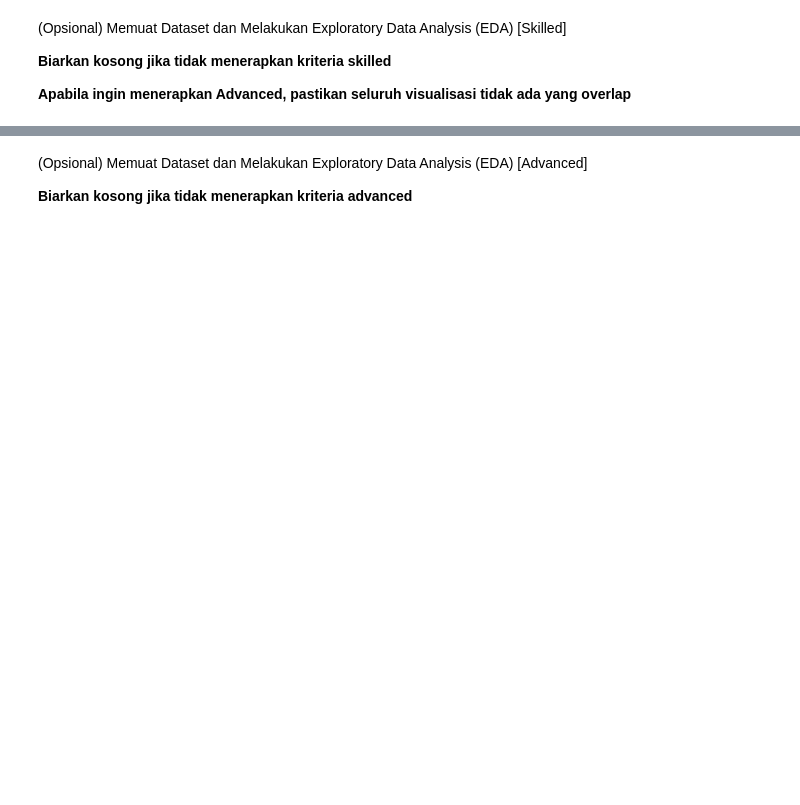
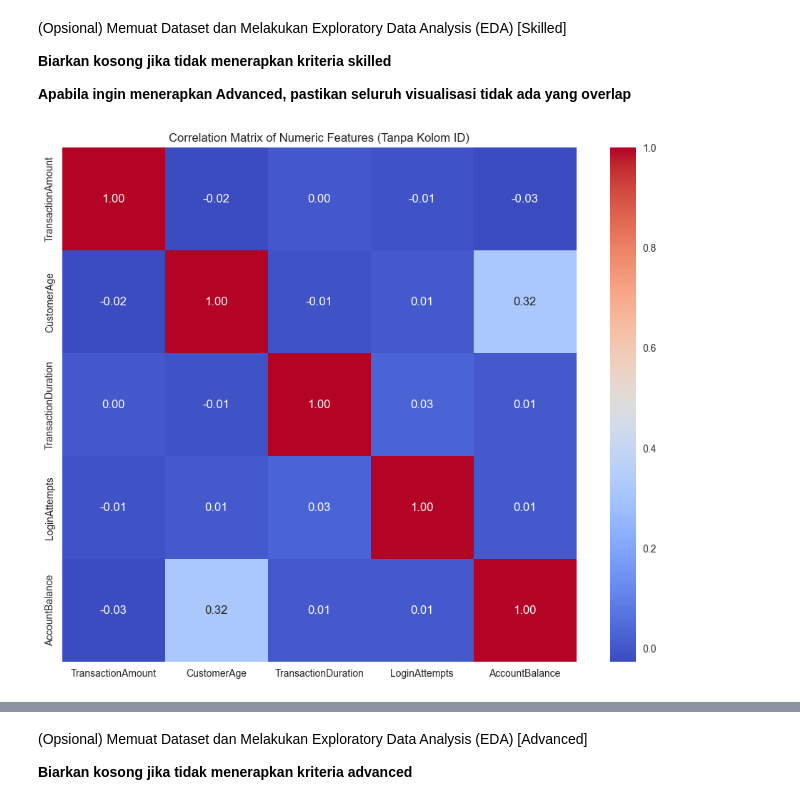
Before and after one commit to m8tyx/Proyek-ML, a Jupyter notebook: [Clustering]_Submission_Akhir_BMLP_Your_Name.ipynb, the cells around one changed output, grey strips where cells are left out. Drawn from its saved outputs; the diff is of its cells as text; code cells hidden in the pictures; blank space fills up the shorter version.

```diff
--- a/[Clustering]_Submission_Akhir_BMLP_Your_Name.ipynb
+++ b/[Clustering]_Submission_Akhir_BMLP_Your_Name.ipynb
@@ -69,2 +72,6 @@ Kriteria 1 akan diterima ketika Anda menggunakan fungsi yang diminta tanpa menam
+# %%
+# Load data
+url='https://docs.google.com/spreadsheets/d/e/2PACX-1vTbg5WVW6W3c8SPNUGc3A3AL-AG32TPEQGpdzARfNICMsLFI0LQj0jporhsLCeVhkN5AoRsTkn08AYl/pub?gid=2020477971&single=true&output=csv'
+df = pd.read_csv(url)
 # %%
 # Tampilkan 5 baris pertama dengan function head.
@@ -84,0 +144,20 @@ Kriteria 1 akan diterima ketika Anda menggunakan fungsi yang diminta tanpa menam
+# %%
+# Menampilkan korelasi antar fitur (Opsional Skilled 1)
+# Drop kolom ID karena tidak relevan untuk korelasi
+df_corr = df.drop(columns=[
+    'TransactionID', 'AccountID', 'DeviceID', 'MerchantID', 'IP Address'
+])
+# Ambil hanya kolom numerik
+df_numeric = df_corr.select_dtypes(include=['float64', 'int64'])
+
+# Hitung korelasi
+correlation_matrix = df_numeric.corr()
+
+# Plot heatmap
+plt.figure(figsize=(10, 8))
+sns.heatmap(correlation_matrix, annot=True, cmap='coolwarm', fmt=".2f", square=True)
+plt.title("Correlation Matrix of Numeric Features (Tanpa Kolom ID)")
+plt.tight_layout()
+plt.show()
+# %% [output]
+[figure, added]
```
Also changed, not shown: parts of 11 cells of this notebook, 1 other file.
